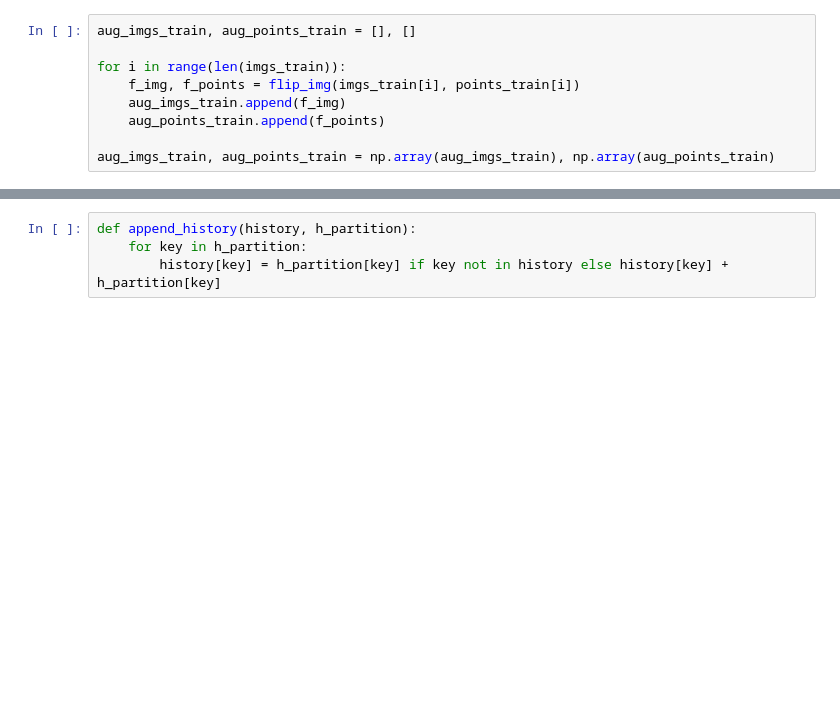
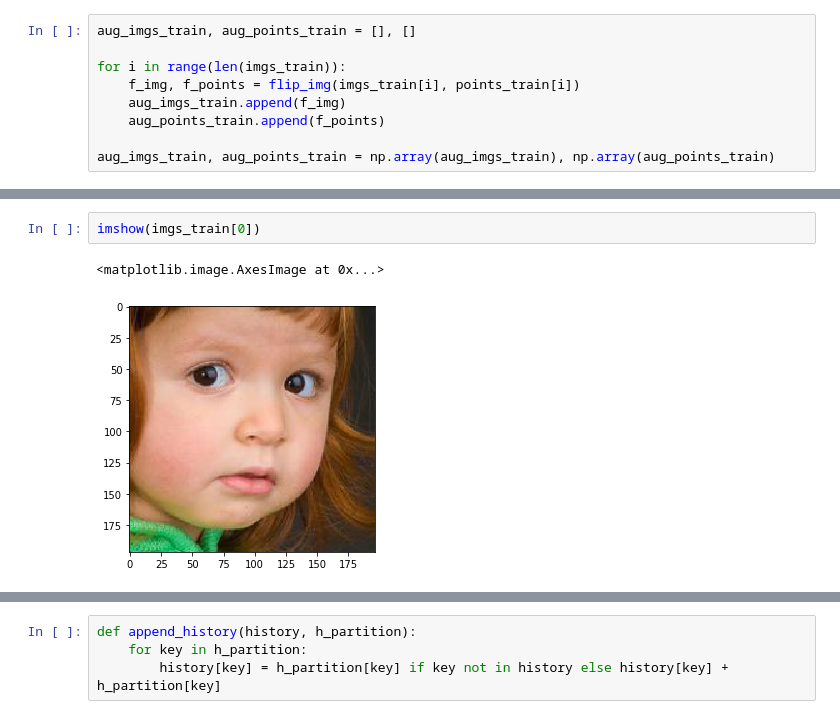
Before and after one commit to avdolgikh/cv_course, a Jupyter notebook: w2/facial-keypoints/Facial keypoints.ipynb, the cells around one changed output, grey strips where cells are left out. Drawn from its saved outputs; the diff is of its cells as text; blank space fills up the shorter version.

```diff
--- a/w2/facial-keypoints/Facial keypoints.ipynb
+++ b/w2/facial-keypoints/Facial keypoints.ipynb
@@ -149,0 +165,5 @@ Using TensorFlow backend.
+# %%
+imshow(imgs_train[0])
+# %% [output]
+<matplotlib.image.AxesImage at 0x...>
+[figure, added]
```
Also changed, not shown: parts of 55 cells of this notebook, 13 other files.
